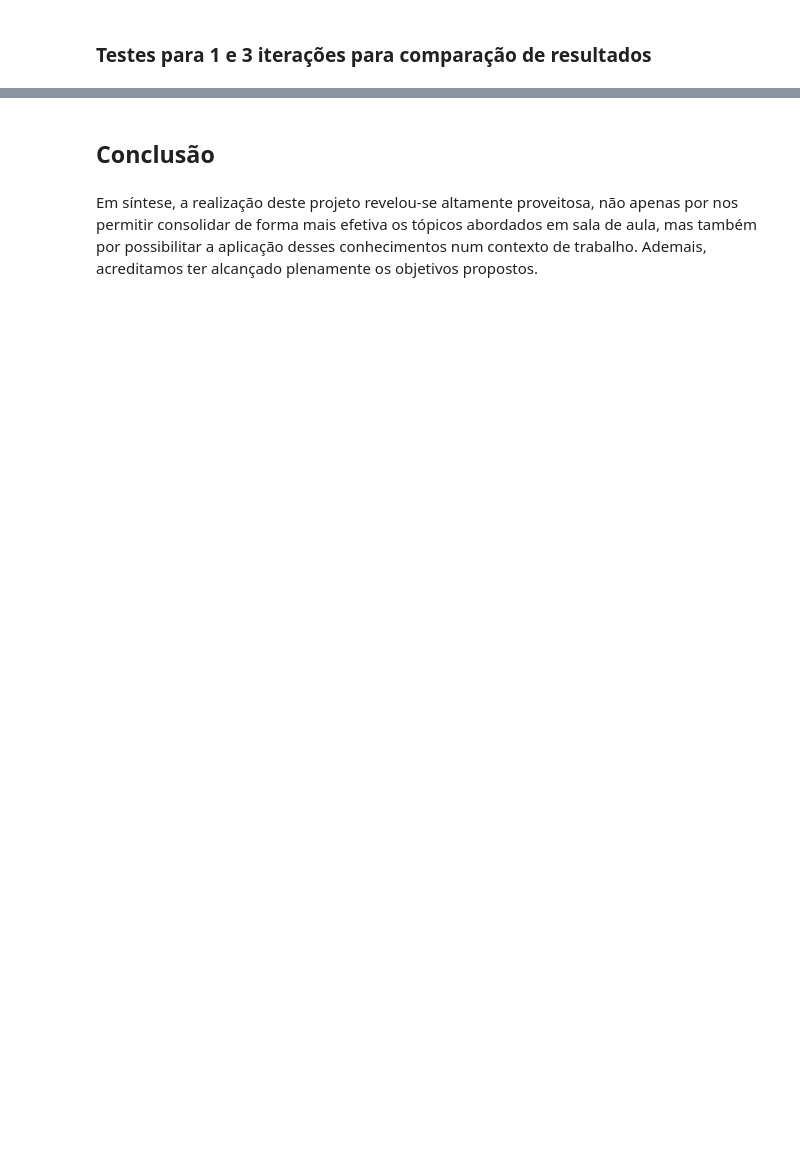
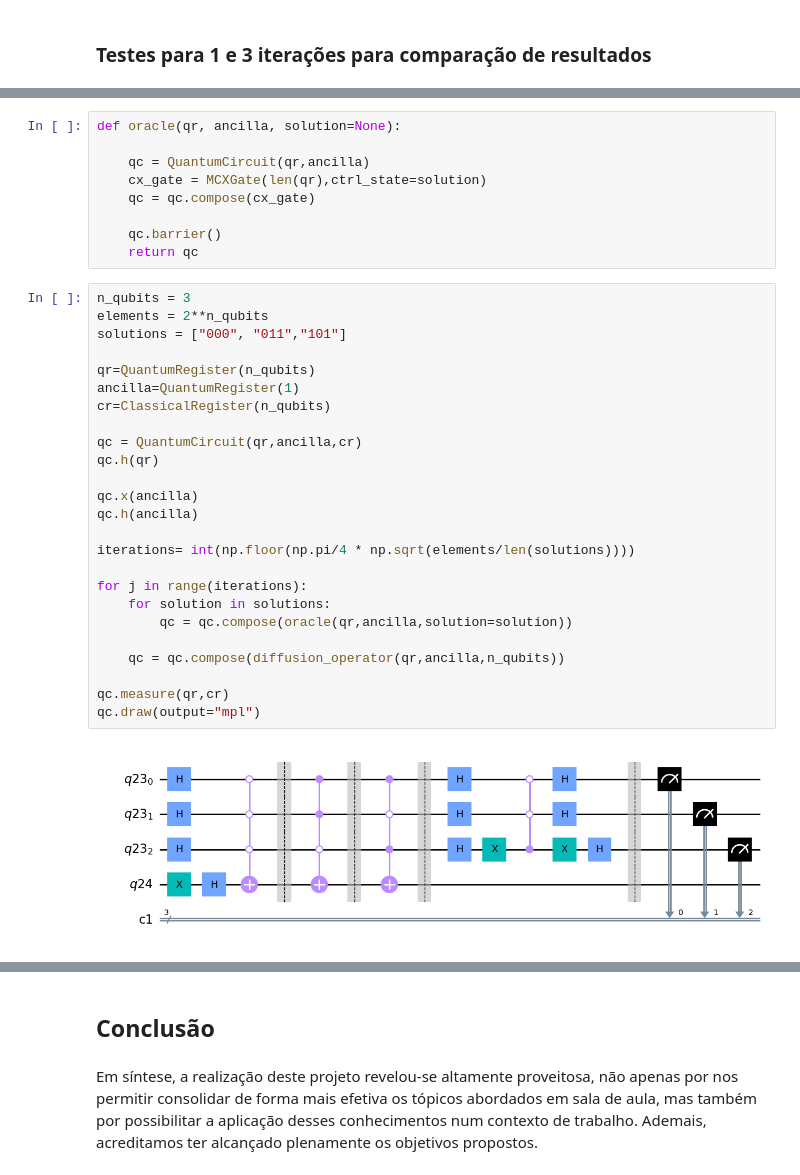
Before and after one commit to carlos01amc/Projeto-IC, a Jupyter notebook: Projeto_IC.ipynb, the cells around one changed output, grey strips where cells are left out. Cells and saved outputs as stored; diff of their text form; blank space fills up the shorter version.

```diff
--- a/Projeto_IC.ipynb
+++ b/Projeto_IC.ipynb
@@ -227,0 +241,36 @@ plot_distribution(counts)
+# %%
+def oracle(qr, ancilla, solution=None):
+
+    qc = QuantumCircuit(qr,ancilla)
+    cx_gate = MCXGate(len(qr),ctrl_state=solution)
+    qc = qc.compose(cx_gate)
+
+    qc.barrier()
+    return qc
+# %%
+n_qubits = 3
+elements = 2**n_qubits
+solutions = ["000", "011","101"]
+
+qr=QuantumRegister(n_qubits)
+ancilla=QuantumRegister(1)
+cr=ClassicalRegister(n_qubits)
+
+qc = QuantumCircuit(qr,ancilla,cr)
+qc.h(qr)
+
+qc.x(ancilla)
+qc.h(ancilla)
+
+iterations= int(np.floor(np.pi/4 * np.sqrt(elements/len(solutions))))
+
+for j in range(iterations):
+    for solution in solutions:
+        qc = qc.compose(oracle(qr,ancilla,solution=solution))
+
+    qc = qc.compose(diffusion_operator(qr,ancilla,n_qubits))
+
+qc.measure(qr,cr)
+qc.draw(output="mpl")
+# %% [output]
+[figure, added]
```
Also changed, not shown: parts of 14 cells of this notebook, 1 other file.
